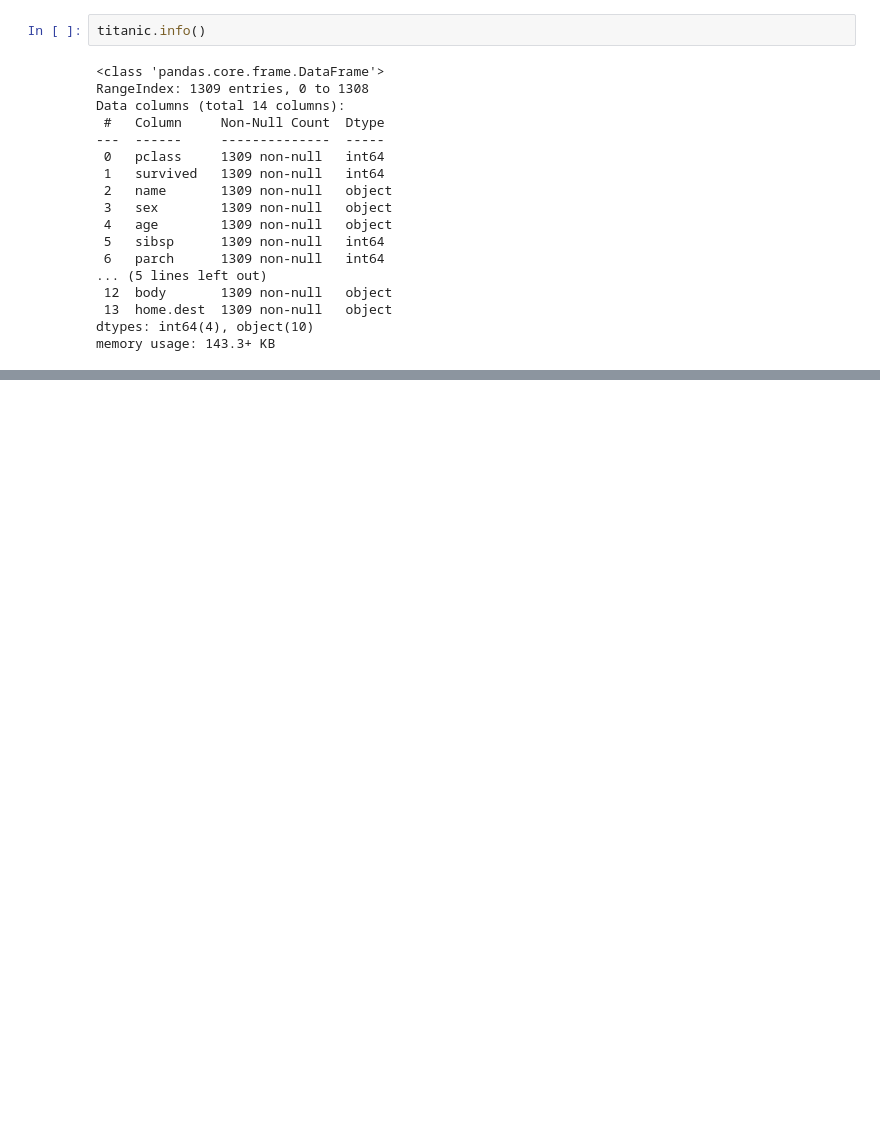
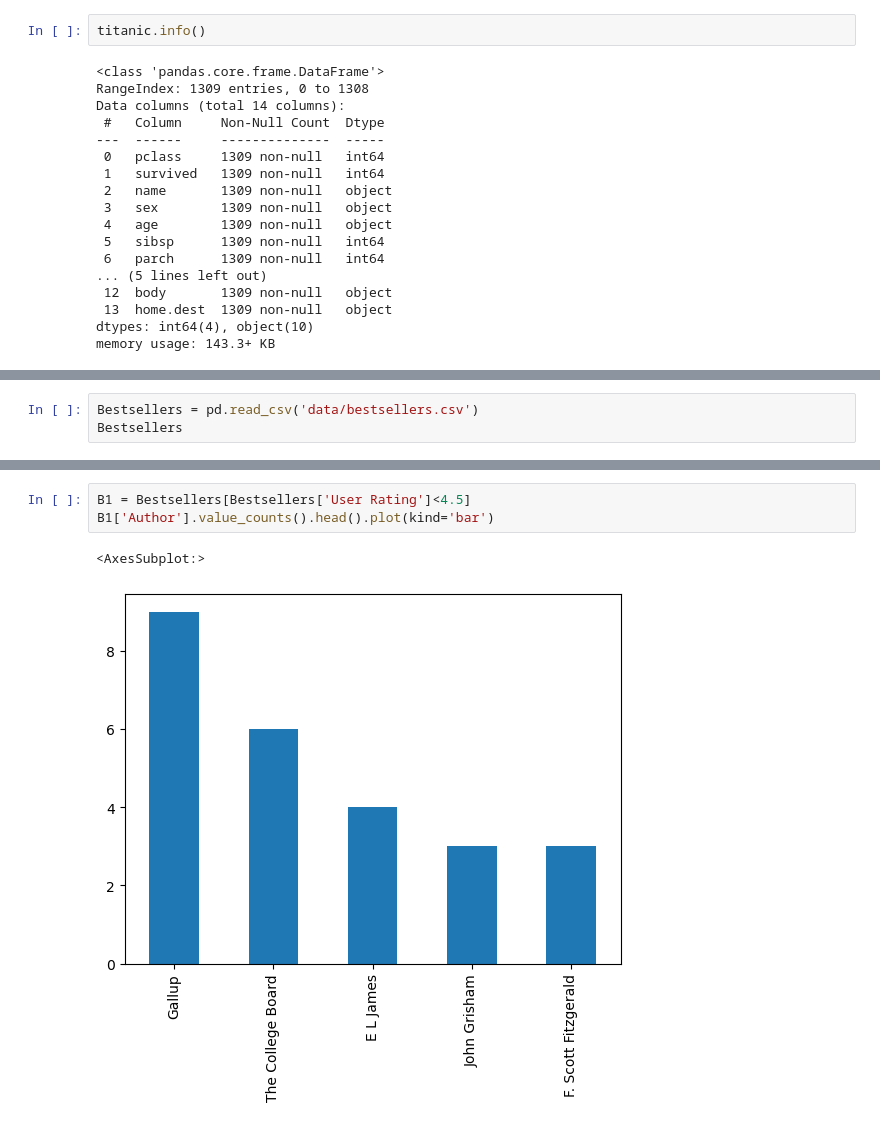
Before and after one commit to minseok06/python, a Jupyter notebook: 24강.ipynb, the cells around one changed output, grey strips where cells are left out. Saved outputs shown, nothing was run; the diff lists cells and outputs as text; blank space fills up the shorter version.

```diff
--- a/24강.ipynb
+++ b/24강.ipynb
@@ -865,0 +882,3 @@ memory usage: 143.3+ KB
+# %%
+Bestsellers = pd.read_csv('data/bestsellers.csv')
+Bestsellers
@@ -865,0 +959,6 @@ memory usage: 143.3+ KB
+# %%
+B1 = Bestsellers[Bestsellers['User Rating']<4.5]
+B1['Author'].value_counts().head().plot(kind='bar')
+# %% [output]
+<AxesSubplot:>
+[figure, added]
```
Also changed, not shown: parts of 26 cells of this notebook.
